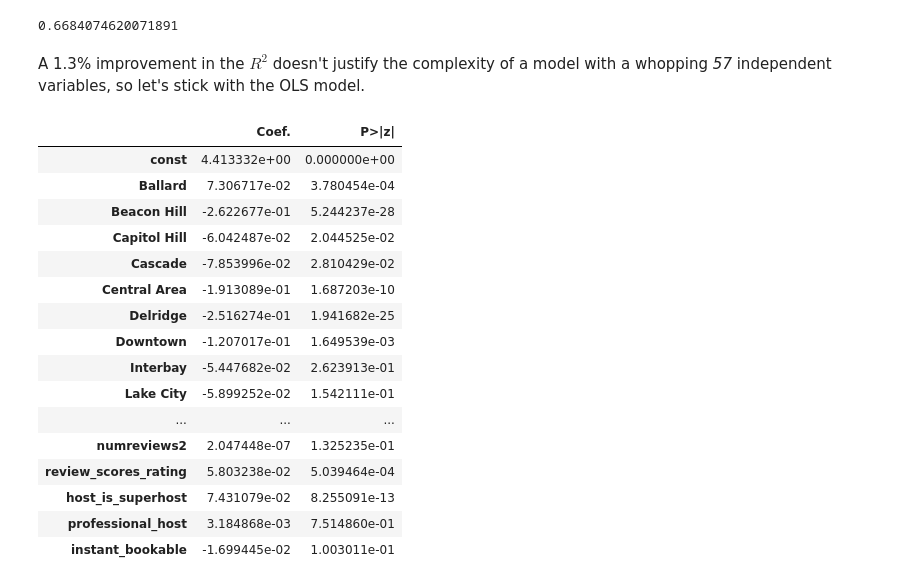
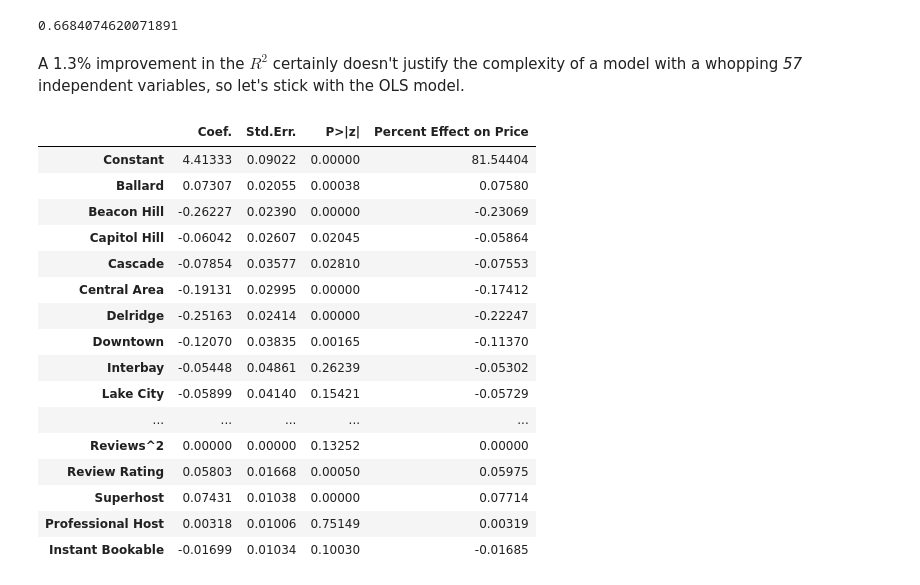
Before and after one commit to epistemetrica/udacity-blog-post-project, a Jupyter notebook: apw_airbnb_project.ipynb, the cells around one changed output. Drawn from its saved outputs; the diff is of its cells as text; code cells hidden in the pictures.

Commit message:
make display of OLS results

```diff
--- a/apw_airbnb_project.ipynb
+++ b/apw_airbnb_project.ipynb
@@ -858,24 +849,42 @@ r2_score(y_test, y_test_preds)
 # %% [output]
 0.6684074620071891
 # %% [markdown]
-A 1.3% improvement in the $R^2$ doesn't justify the complexity of a model with a whopping _57_ independent variables, so let's stick with the OLS model.
+A 1.3% improvement in the $R^2$ certainly doesn't justify the complexity of a model with a whopping _57_ independent variables, so let's stick with the OLS model.
-# %%
-model_OLS_results_df[['Coef.', 'P>|z|']]
-# %% [output]
-|  | Coef. | P>|z| |
-| const | 4.413332e+00 | 0.000000e+00 |
-| Ballard | 7.306717e-02 | 3.780454e-04 |
-| Beacon Hill | -2.622677e-01 | 5.244237e-28 |
-| Capitol Hill | -6.042487e-02 | 2.044525e-02 |
-| Cascade | -7.853996e-02 | 2.810429e-02 |
-| Central Area | -1.913089e-01 | 1.687203e-10 |
-| Delridge | -2.516274e-01 | 1.941682e-25 |
-| Downtown | -1.207017e-01 | 1.649539e-03 |
-| Interbay | -5.447682e-02 | 2.623913e-01 |
-| Lake City | -5.899252e-02 | 1.542111e-01 |
-| ... | ... | ... |
-| numreviews2 | 2.047448e-07 | 1.325235e-01 |
-| review_scores_rating | 5.803238e-02 | 5.039464e-04 |
-| host_is_superhost | 7.431079e-02 | 8.255091e-13 |
-| professional_host | 3.184868e-03 | 7.514860e-01 |
-| instant_bookable | -1.699445e-02 | 1.003011e-01 |
+# %%
+#set display option
+#pd.options.display.float_format = "{:,.5f}".format
+
+#make results df for display
+OLS_display_results = model_OLS_results_df[['Coef.', 'Std.Err.', 'P>|z|']].copy()
+
+#rename for readability
+OLS_display_results.index = ['Constant', 'Ballard', 'Beacon Hill', 'Capitol Hill', 'Cascade', 'Central Area', 'Delridge', 'Downtown',
+                             'Interbay', 'Lake City', 'Magnolia', 'Northgate', 'Queen Anne', 'Rainier Valley', 'Seward Park',
+                             'University District', 'West Seattle', 'waterfront', 'Distance from City Center', 'Distance^2', 'Private room',
+                             'Shared room', 'Independent Property', 'Guest Capacity', 'Capacity^2', 'Bedrooms', 'Bedrooms^2',
+                             'Bathrooms', 'Bathrooms^2', 'Beds', 'Beds^2', 'Free Parking', 'Hot Tub', 'Gym', 'Pool', 'Air Conditioning',
+                             'Workspace', 'EV Charger', 'Number of Reviews', 'Reviews^2', 'Review Rating', 'Superhost', 'Professional Host',
+                             'Instant Bookable']
+
+#compute log-linear effect on prices
+OLS_display_results['Percent Effect on Price'] = np.exp(OLS_display_results['Coef.']) - 1
+
+OLS_display_results
+# %% [output]
+|  | Coef. | Std.Err. | P>|z| | Percent Effect on Price |
+| Constant | 4.41333 | 0.09022 | 0.00000 | 81.54404 |
+| Ballard | 0.07307 | 0.02055 | 0.00038 | 0.07580 |
+| Beacon Hill | -0.26227 | 0.02390 | 0.00000 | -0.23069 |
+| Capitol Hill | -0.06042 | 0.02607 | 0.02045 | -0.05864 |
+| Cascade | -0.07854 | 0.03577 | 0.02810 | -0.07553 |
+| Central Area | -0.19131 | 0.02995 | 0.00000 | -0.17412 |
+| Delridge | -0.25163 | 0.02414 | 0.00000 | -0.22247 |
+| Downtown | -0.12070 | 0.03835 | 0.00165 | -0.11370 |
+| Interbay | -0.05448 | 0.04861 | 0.26239 | -0.05302 |
+| Lake City | -0.05899 | 0.04140 | 0.15421 | -0.05729 |
+| ... | ... | ... | ... | ... |
+| Reviews^2 | 0.00000 | 0.00000 | 0.13252 | 0.00000 |
+| Review Rating | 0.05803 | 0.01668 | 0.00050 | 0.05975 |
+| Superhost | 0.07431 | 0.01038 | 0.00000 | 0.07714 |
+| Professional Host | 0.00318 | 0.01006 | 0.75149 | 0.00319 |
+| Instant Bookable | -0.01699 | 0.01034 | 0.10030 | -0.01685 |
```
Also changed, not shown: parts of 3 cells of this notebook.
